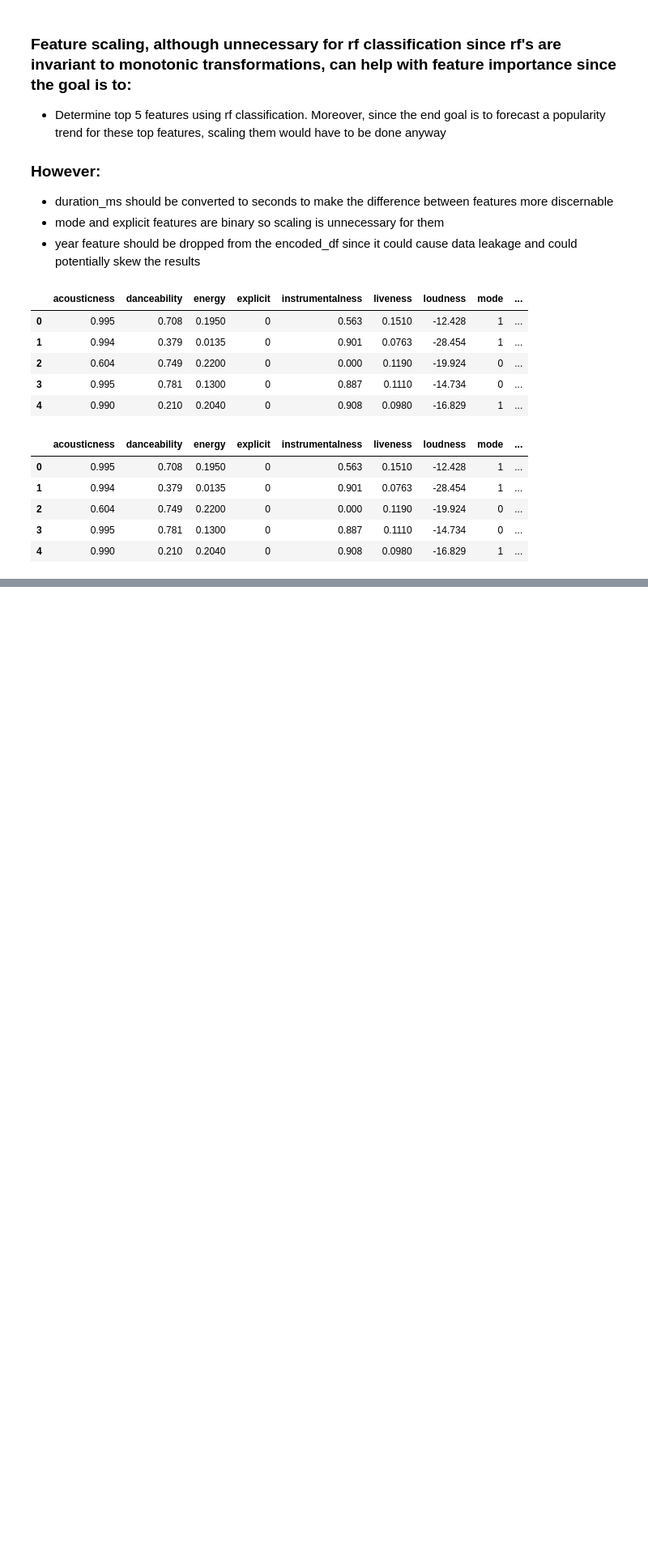
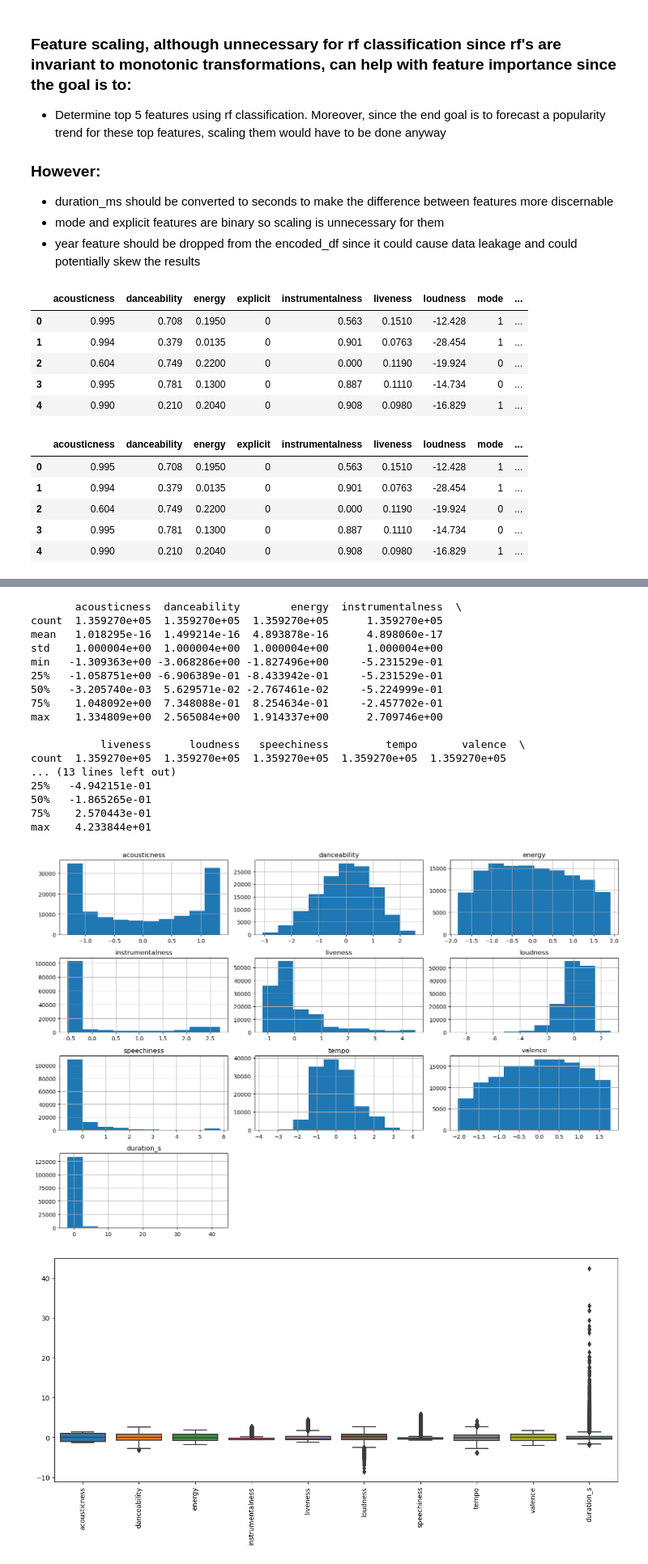
Before and after one commit to moraditya/spotify-time-series, a Jupyter notebook: data-analysis/rf-preprocessing.ipynb, the cells around one changed output, grey strips where cells are left out. Shown: that part at 81% size. Cells and saved outputs as stored; diff of their text form; code cells hidden in the pictures; blank space fills up the shorter version.

```diff
--- a/data-analysis/rf-preprocessing.ipynb
+++ b/data-analysis/rf-preprocessing.ipynb
@@ -172,16 +172,3 @@ final_df.head()
 | 2 | 0.604 | 0.749 | 0.2200 | 0 | 0.000 | 0.1190 | -19.924 | 0 | ... |
 | 3 | 0.995 | 0.781 | 0.1300 | 0 | 0.887 | 0.1110 | -14.734 | 0 | ... |
 | 4 | 0.990 | 0.210 | 0.2040 | 0 | 0.908 | 0.0980 | -16.829 | 1 | ... |
-# %%
-# feature scaling
-
-features_scale = ['acousticness','danceability','energy','instrumentalness','liveness','loudness','speechiness','tempo','valence','duration_s']
-
-# intialize standardscaler
-scaler = StandardScaler()
-
-# fit and transform features to scale
-final_df[features_scale] = scaler.fit_transform(final_df[features_scale])
-
-# verify scaled features
-print(final_df[features_scale].head())
@@ -228,3 +200,21 @@ X.head() , y.head()
  4    Very Low
  Name: popularity_binned, dtype: category
  Categories (5, object): ['Very Low' < 'Low' < 'Medium' < 'High' < 'Very High'])
+# %%
+# train test split
+X_train, X_test, y_train, y_test = train_test_split(X, y, test_size=0.2, random_state=42)
+# %%
+# feature scaling
+
+scaler = StandardScaler()
+
+# identify scale and not scale features
+features_scale = ['acousticness','danceability','energy','instrumentalness','liveness','loudness','speechiness','tempo','valence','duration_s']
+features_not_scale = ['explicit', 'mode', 'labelenc_genre']
+
+# scale only the numeric columns on copies
+X_train_scaled = X_train.copy()
+X_test_scaled = X_test.copy()
+
+X_train_scaled[features_scale] = scaler.fit_transform(X_train[features_scale])
+X_test_scaled[features_scale] = scaler.transform(X_test[features_scale])
@@ -230,0 +235,33 @@ X.head() , y.head()
+# %%
+print(X_train_scaled[features_scale].describe())
+
+# distribution of scaled features
+X_train_scaled[features_scale].hist(figsize=(15, 10))
+plt.tight_layout()
+plt.show()
+
+# Box plot
+plt.figure(figsize=(15, 6))
+sns.boxplot(data=X_train_scaled[features_scale])
+plt.xticks(rotation=90)
+plt.show()
+# %% [output]
+       acousticness  danceability        energy  instrumentalness  \
+count  1.359270e+05  1.359270e+05  1.359270e+05      1.359270e+05
+mean   1.018295e-16  1.499214e-16  4.893878e-16      4.898060e-17
+std    1.000004e+00  1.000004e+00  1.000004e+00      1.000004e+00
+min   -1.309363e+00 -3.068286e+00 -1.827496e+00     -5.231529e-01
+25%   -1.058751e+00 -6.906389e-01 -8.433942e-01     -5.231529e-01
+50%   -3.205740e-03  5.629571e-02 -2.767461e-02     -5.224999e-01
+75%    1.048092e+00  7.348088e-01  8.254634e-01     -2.457702e-01
+max    1.334809e+00  2.565084e+00  1.914337e+00      2.709746e+00
+
+           liveness      loudness   speechiness         tempo       valence  \
+count  1.359270e+05  1.359270e+05  1.359270e+05  1.359270e+05  1.359270e+05
+... (13 lines left out)
+25%   -4.942151e-01
+50%   -1.865265e-01
+75%    2.570443e-01
+max    4.233844e+01
+[figure, added]
+[figure, added]
```
Also changed, not shown: parts of 4 cells of this notebook.
